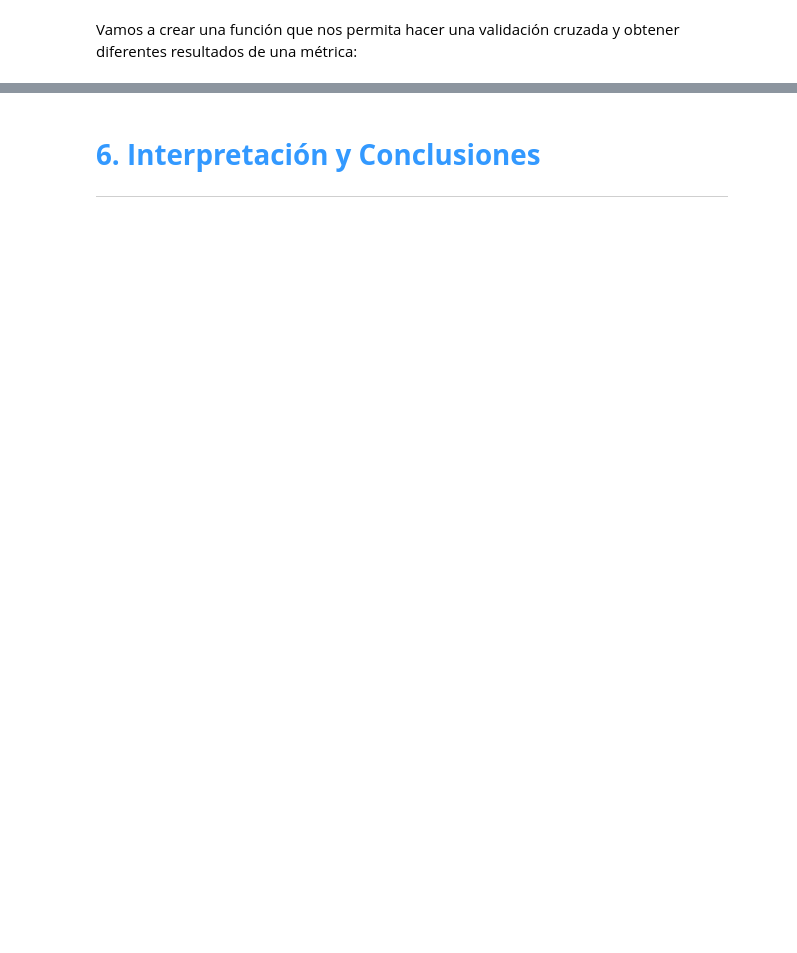
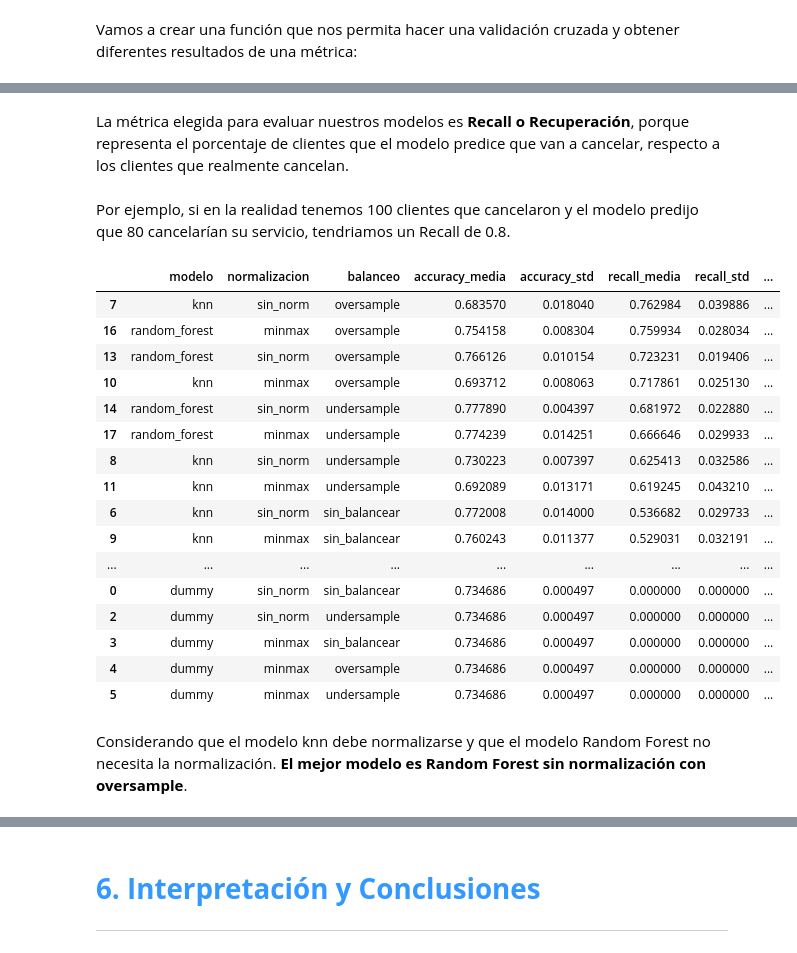
Before and after one commit to carloslozano-rg/challenge-telecom-x-parte-2-modelo-predictivo, a Jupyter notebook: Telecom_X_Modelo_Predictivo.ipynb, the cells around one changed output, grey strips where cells are left out. Cells and saved outputs as stored; diff of their text form; code cells hidden in the pictures; blank space fills up the shorter version.

```diff
--- a/Telecom_X_Modelo_Predictivo.ipynb
+++ b/Telecom_X_Modelo_Predictivo.ipynb
@@ -706,0 +725,40 @@ def evaluar_pipeline(pipeline, X, y, cv):
+# %%
+metricas_list_dicc = [] # Lista que almacenara diccionarios con los resultados de las métricas con validación cruzada.
+skf = StratifiedKFold(n_splits=5, shuffle=True, random_state=26) # Función que nos permite estratificar los datos.
+# Métricas para evaluar modelos.
+metricas = {
+    'accuracy': 'accuracy',
+    'recall': 'recall',
+    'precision': make_scorer(precision_score, zero_division=0), # 'make_scorer' nos ayuda a evitar el problema de la división de 0/0.
+    'f1': make_scorer(f1_score, zero_division=0)
+}
+# %%
+for nombre_modelo, modelo in modelos.items():
+    for nombre_norm, norm in norm_opciones.items():
+        for nombre_bal, bal in balanceo_opciones.items():
+
+            print(f"Probando: {nombre_modelo} | {nombre_norm} | {nombre_bal}")
+
+            pipeline = crear_pipeline(modelo, norm, bal)
+
+            try:
+                cv_scores = evaluar_pipeline(pipeline, X, y, skf, metricas)
+
+                # Guardar resultados
+                fila = {
+                    'modelo': nombre_modelo,
+                    'normalizacion': nombre_norm,
+                    'balanceo': nombre_bal
+                }
+
+                # Añadir media y std para cada métrica
+                for metrica in metricas:
+                    scores = cv_scores[f'test_{metrica}']
+                    fila[f'{metrica}_media'] = scores.mean()
+                    fila[f'{metrica}_std'] = scores.std()
+
+                metricas_list_dicc.append(fila)
+
+            except Exception as e:
+                print(f"  Error: {e}")
+                continue
@@ -706,0 +784,27 @@ def evaluar_pipeline(pipeline, X, y, cv):
+# %% [markdown]
+La métrica elegida para evaluar nuestros modelos es **Recall o Recuperación**, porque representa el porcentaje de clientes que el modelo predice que van a cancelar, respecto a los clientes que realmente cancelan.
+# %% [markdown]
+Por ejemplo, si en la realidad tenemos 100 clientes que cancelaron y el modelo predijo que 80 cancelarían su servicio, tendriamos un Recall de 0.8.
+# %%
+telecom_x_metricas = pd.DataFrame(metricas_list_dicc)
+telecom_x_metricas.sort_values(by='recall_media', axis=0, ascending=False)
+# %% [output]
+|  | modelo | normalizacion | balanceo | accuracy_media | accuracy_std | recall_media | recall_std | ... |
+| 7 | knn | sin_norm | oversample | 0.683570 | 0.018040 | 0.762984 | 0.039886 | ... |
+| 16 | random_forest | minmax | oversample | 0.754158 | 0.008304 | 0.759934 | 0.028034 | ... |
+| 13 | random_forest | sin_norm | oversample | 0.766126 | 0.010154 | 0.723231 | 0.019406 | ... |
+| 10 | knn | minmax | oversample | 0.693712 | 0.008063 | 0.717861 | 0.025130 | ... |
+| 14 | random_forest | sin_norm | undersample | 0.777890 | 0.004397 | 0.681972 | 0.022880 | ... |
+| 17 | random_forest | minmax | undersample | 0.774239 | 0.014251 | 0.666646 | 0.029933 | ... |
+| 8 | knn | sin_norm | undersample | 0.730223 | 0.007397 | 0.625413 | 0.032586 | ... |
+| 11 | knn | minmax | undersample | 0.692089 | 0.013171 | 0.619245 | 0.043210 | ... |
+| 6 | knn | sin_norm | sin_balancear | 0.772008 | 0.014000 | 0.536682 | 0.029733 | ... |
+| 9 | knn | minmax | sin_balancear | 0.760243 | 0.011377 | 0.529031 | 0.032191 | ... |
+| ... | ... | ... | ... | ... | ... | ... | ... | ... |
+| 0 | dummy | sin_norm | sin_balancear | 0.734686 | 0.000497 | 0.000000 | 0.000000 | ... |
+| 2 | dummy | sin_norm | undersample | 0.734686 | 0.000497 | 0.000000 | 0.000000 | ... |
+| 3 | dummy | minmax | sin_balancear | 0.734686 | 0.000497 | 0.000000 | 0.000000 | ... |
+| 4 | dummy | minmax | oversample | 0.734686 | 0.000497 | 0.000000 | 0.000000 | ... |
+| 5 | dummy | minmax | undersample | 0.734686 | 0.000497 | 0.000000 | 0.000000 | ... |
+# %% [markdown]
+Considerando que el modelo knn debe normalizarse y que el modelo Random Forest no necesita la normalización. **El mejor modelo es Random Forest sin normalización con oversample**.
```
Also changed, not shown: parts of 14 cells of this notebook.
